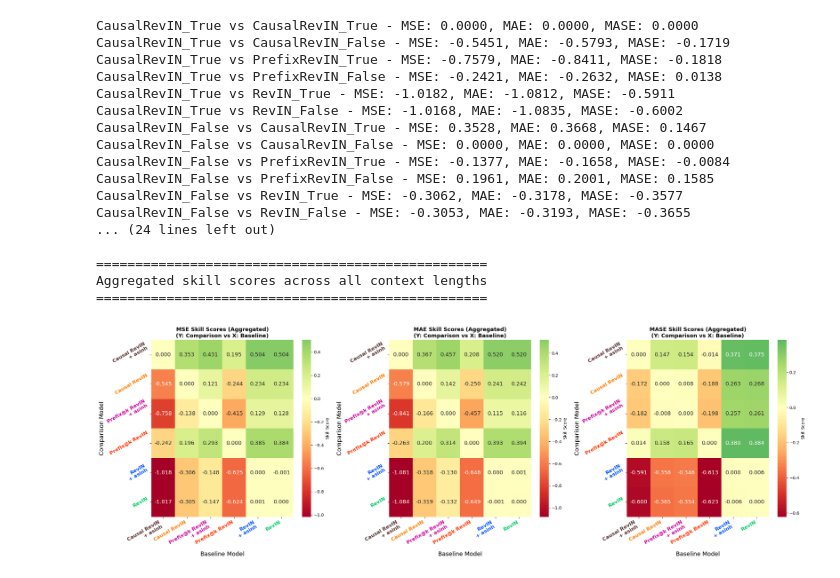
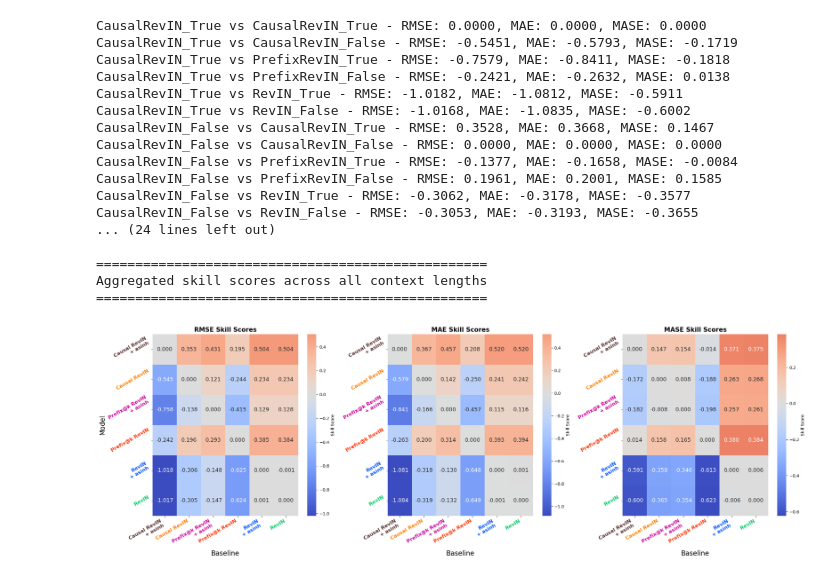
Before and after one commit to vilhess/normalizer, a Jupyter notebook: notebooks/skill_score.ipynb, the cells around one changed output. Saved outputs shown, nothing was run; the diff lists cells and outputs as text; code cells hidden in the pictures.

```diff
--- a/notebooks/skill_score.ipynb
+++ b/notebooks/skill_score.ipynb
@@ -591,7 +587,7 @@ for i, baseline in enumerate(models):
             skill_scores_mase = 1 - geometric_mean
             skill_scores_mase_matrix[i, j] = skill_scores_mase
 
-        print(f"{baseline} vs {comparison} - MSE: {skill_scores_mse_matrix[i,j]:.4f}, "
+        print(f"{baseline} vs {comparison} - RMSE: {skill_scores_mse_matrix[i,j]:.4f}, "
               f"MAE: {skill_scores_mae_matrix[i,j]:.4f}, MASE: {skill_scores_mase_matrix[i,j]:.4f}")
 
 # Transpose matrices so y=comparison, x=baseline
@@ -616,14 +612,14 @@ for m in models:
     display_names.append(label)
 
 # MSE Heatmap (averaged across context lengths)
-sns.heatmap(aggregated_skill_scores['mse'], annot=True, fmt='.3f', cmap='RdYlGn',
+sns.heatmap(aggregated_skill_scores['mse'], annot=True, fmt='.3f', cmap='coolwarm',
             xticklabels=display_names, yticklabels=display_names,
             center=0, ax=axes[0], cbar_kws={'label': 'Skill Score'},
             annot_kws={'fontsize': 13})
-axes[0].set_title(f'MSE Skill Scores (Aggregated)\n(Y: Comparison vs X: Baseline)',
-                           fontsize=13, fontweight='bold')
-axes[0].set_xlabel('Baseline Model', fontsize=14)
-axes[0].set_ylabel('Comparison Model', fontsize=14)
+axes[0].set_title(f'RMSE Skill Scores',
+                           fontsize=15, fontweight='bold')
+axes[0].set_xlabel('Baseline', fontsize=16)
+axes[0].set_ylabel('Model', fontsize=16)
 axes[0].set_xticklabels(axes[0].get_xticklabels(), rotation=30, ha='right')
 axes[0].set_yticklabels(axes[0].get_yticklabels(), rotation=30, ha='right')
 axes[0].tick_params(axis='both', labelsize=12)
@@ -639,14 +635,14 @@ for label in axes[0].get_yticklabels():
     label.set_fontweight('bold')
 
 # MAE Heatmap (averaged across context lengths)
-sns.heatmap(aggregated_skill_scores['mae'], annot=True, fmt='.3f', cmap='RdYlGn',
+sns.heatmap(aggregated_skill_scores['mae'], annot=True, fmt='.3f', cmap='coolwarm',
             xticklabels=display_names, yticklabels=display_names,
             center=0, ax=axes[1], cbar_kws={'label': 'Skill Score'},
             annot_kws={'fontsize': 13})
-axes[1].set_title(f'MAE Skill Scores (Aggregated)\n(Y: Comparison vs X: Baseline)',
-                           fontsize=13, fontweight='bold')
-axes[1].set_xlabel('Baseline Model', fontsize=14)
-axes[1].set_ylabel('Comparison Model', fontsize=14)
+axes[1].set_title(f'MAE Skill Scores',
+                           fontsize=15, fontweight='bold')
+axes[1].set_xlabel('Baseline', fontsize=16)
+#axes[1].set_ylabel('Model', fontsize=16)
 axes[1].set_xticklabels(axes[1].get_xticklabels(), rotation=30, ha='right')
 axes[1].set_yticklabels(axes[1].get_yticklabels(), rotation=30, ha='right')
 axes[1].tick_params(axis='both', labelsize=12)
@@ -659,48 +655,48 @@ for label in axes[1].get_xticklabels():
 for label in axes[1].get_yticklabels():
     original_text = label.get_text().replace('\n', ' ')
     label.set_color(dic_model_colors[original_text])
     label.set_fontweight('bold')
 
 # MASE Heatmap (averaged across context lengths)
-sns.heatmap(aggregated_skill_scores['mase'], annot=True, fmt='.3f', cmap='RdYlGn',
+sns.heatmap(aggregated_skill_scores['mase'], annot=True, fmt='.3f', cmap='coolwarm',
             xticklabels=display_names, yticklabels=display_names,
             center=0, ax=axes[2], cbar_kws={'label': 'Skill Score'},
             annot_kws={'fontsize': 13})
-axes[2].set_title(f'MASE Skill Scores (Aggregated)\n(Y: Comparison vs X: Baseline)',
-                           fontsize=13, fontweight='bold')
-axes[2].set_xlabel('Baseline Model', fontsize=14)
-axes[2].set_ylabel('Comparison Model', fontsize=14)
+axes[2].set_title(f'MASE Skill Scores',
+                           fontsize=15, fontweight='bold')
+axes[2].set_xlabel('Baseline', fontsize=16)
+#axes[2].set_ylabel('Model', fontsize=16)
 axes[2].set_xticklabels(axes[2].get_xticklabels(), rotation=30, ha='right')
 axes[2].set_yticklabels(axes[2].get_yticklabels(), rotation=30, ha='right')
 axes[2].tick_params(axis='both', labelsize=12)
 
 # Color the tick labels
 for label in axes[2].get_xticklabels():
     original_text = label.get_text().replace('\n', ' ')
     label.set_color(dic_model_colors[original_text])
     label.set_fontweight('bold')
 for label in axes[2].get_yticklabels():
     original_text = label.get_text().replace('\n', ' ')
     label.set_color(dic_model_colors[original_text])
     label.set_fontweight('bold')
 
 plt.tight_layout()
 # %% [output]
-CausalRevIN_True vs CausalRevIN_True - MSE: 0.0000, MAE: 0.0000, MASE: 0.0000
-CausalRevIN_True vs CausalRevIN_False - MSE: -0.5451, MAE: -0.5793, MASE: -0.1719
-CausalRevIN_True vs PrefixRevIN_True - MSE: -0.7579, MAE: -0.8411, MASE: -0.1818
-CausalRevIN_True vs PrefixRevIN_False - MSE: -0.2421, MAE: -0.2632, MASE: 0.0138
-CausalRevIN_True vs RevIN_True - MSE: -1.0182, MAE: -1.0812, MASE: -0.5911
-CausalRevIN_True vs RevIN_False - MSE: -1.0168, MAE: -1.0835, MASE: -0.6002
-CausalRevIN_False vs CausalRevIN_True - MSE: 0.3528, MAE: 0.3668, MASE: 0.1467
-CausalRevIN_False vs CausalRevIN_False - MSE: 0.0000, MAE: 0.0000, MASE: 0.0000
-CausalRevIN_False vs PrefixRevIN_True - MSE: -0.1377, MAE: -0.1658, MASE: -0.0084
-CausalRevIN_False vs PrefixRevIN_False - MSE: 0.1961, MAE: 0.2001, MASE: 0.1585
-CausalRevIN_False vs RevIN_True - MSE: -0.3062, MAE: -0.3178, MASE: -0.3577
-CausalRevIN_False vs RevIN_False - MSE: -0.3053, MAE: -0.3193, MASE: -0.3655
+CausalRevIN_True vs CausalRevIN_True - RMSE: 0.0000, MAE: 0.0000, MASE: 0.0000
+CausalRevIN_True vs CausalRevIN_False - RMSE: -0.5451, MAE: -0.5793, MASE: -0.1719
+CausalRevIN_True vs PrefixRevIN_True - RMSE: -0.7579, MAE: -0.8411, MASE: -0.1818
+CausalRevIN_True vs PrefixRevIN_False - RMSE: -0.2421, MAE: -0.2632, MASE: 0.0138
+CausalRevIN_True vs RevIN_True - RMSE: -1.0182, MAE: -1.0812, MASE: -0.5911
+CausalRevIN_True vs RevIN_False - RMSE: -1.0168, MAE: -1.0835, MASE: -0.6002
+CausalRevIN_False vs CausalRevIN_True - RMSE: 0.3528, MAE: 0.3668, MASE: 0.1467
+CausalRevIN_False vs CausalRevIN_False - RMSE: 0.0000, MAE: 0.0000, MASE: 0.0000
+CausalRevIN_False vs PrefixRevIN_True - RMSE: -0.1377, MAE: -0.1658, MASE: -0.0084
+CausalRevIN_False vs PrefixRevIN_False - RMSE: 0.1961, MAE: 0.2001, MASE: 0.1585
+CausalRevIN_False vs RevIN_True - RMSE: -0.3062, MAE: -0.3178, MASE: -0.3577
+CausalRevIN_False vs RevIN_False - RMSE: -0.3053, MAE: -0.3193, MASE: -0.3655
 ... (24 lines left out)
 
 ==================================================
 Aggregated skill scores across all context lengths
 ==================================================
-[figure, old version]
+[figure, new version]
```
Also changed, not shown: parts of 2 cells of this notebook, 2 other files.
